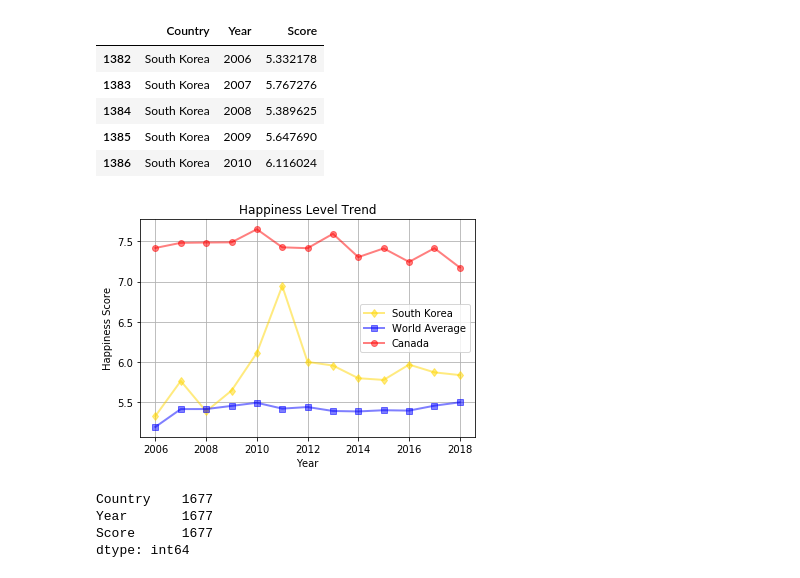
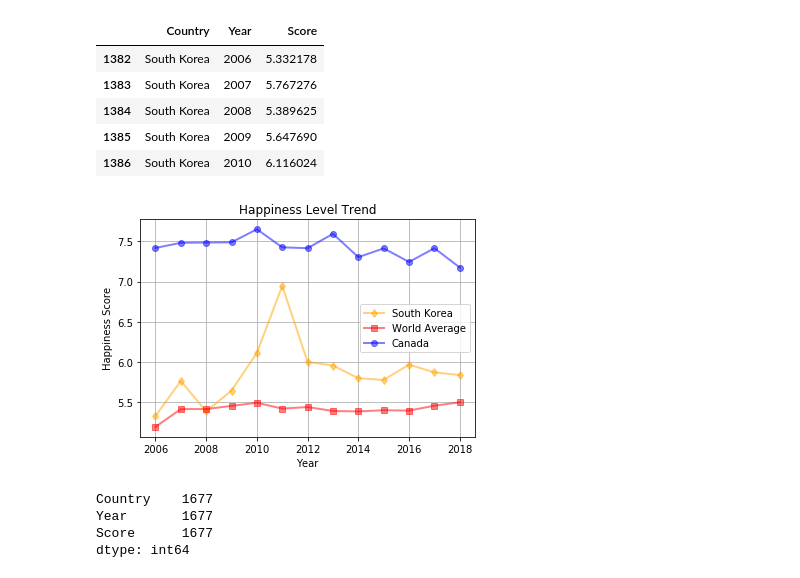
Before and after one commit to soobing91/P1_World_Happiness_Report, a Jupyter notebook: SHJ Trials/SHJ Happinessscore Trend20062018 and Query.ipynb, the cells around one changed output. Drawn from its saved outputs; the diff is of its cells as text; code cells hidden in the pictures.

```diff
--- a/SHJ Trials/SHJ Happinessscore Trend20062018 and Query.ipynb
+++ b/SHJ Trials/SHJ Happinessscore Trend20062018 and Query.ipynb
@@ -103,23 +103,23 @@ countrydata.head()
 # %%
 years = [2006, 2007, 2008, 2009, 2010, 2011, 2012, 2013, 2014, 2015, 2016, 2017, 2018]
 
 ticklocations = [value+0.4 for value in years]
 
-plt.plot(years, countrydata["Score"], color="gold", marker="d", alpha=0.5, linewidth=2, label=countryname)
-plt.plot(years, avrghappiness, color="blue", marker="s", alpha=0.5, linewidth=2, label="World Average")
-plt.plot(years, canadadata["Score"], color="red", marker="o", alpha=0.5, linewidth=2, label="Canada")
+plt.plot(years, countrydata["Score"], color="orange", marker="d", alpha=0.5, linewidth=2, label=countryname)
+plt.plot(years, avrghappiness, color="red", marker="s", alpha=0.5, linewidth=2, label="World Average")
+plt.plot(years, canadadata["Score"], color="blue", marker="o", alpha=0.5, linewidth=2, label="Canada")
 
 plt.legend(loc="best")
 plt.title("Happiness Level Trend")
 plt.xlabel("Year")
 plt.ylabel("Happiness Score")
 
 plt.grid()
 plt.savefig("happinesstrend20062018_query" )
 
 plt.show()
 # %% [output]
-[figure, old version]
+[figure, new version]
 # %%
 # Yearly Happiness Scores - Boxplot (2006 - 2018)
 # %%
```
Also changed, not shown: 4 other files.
